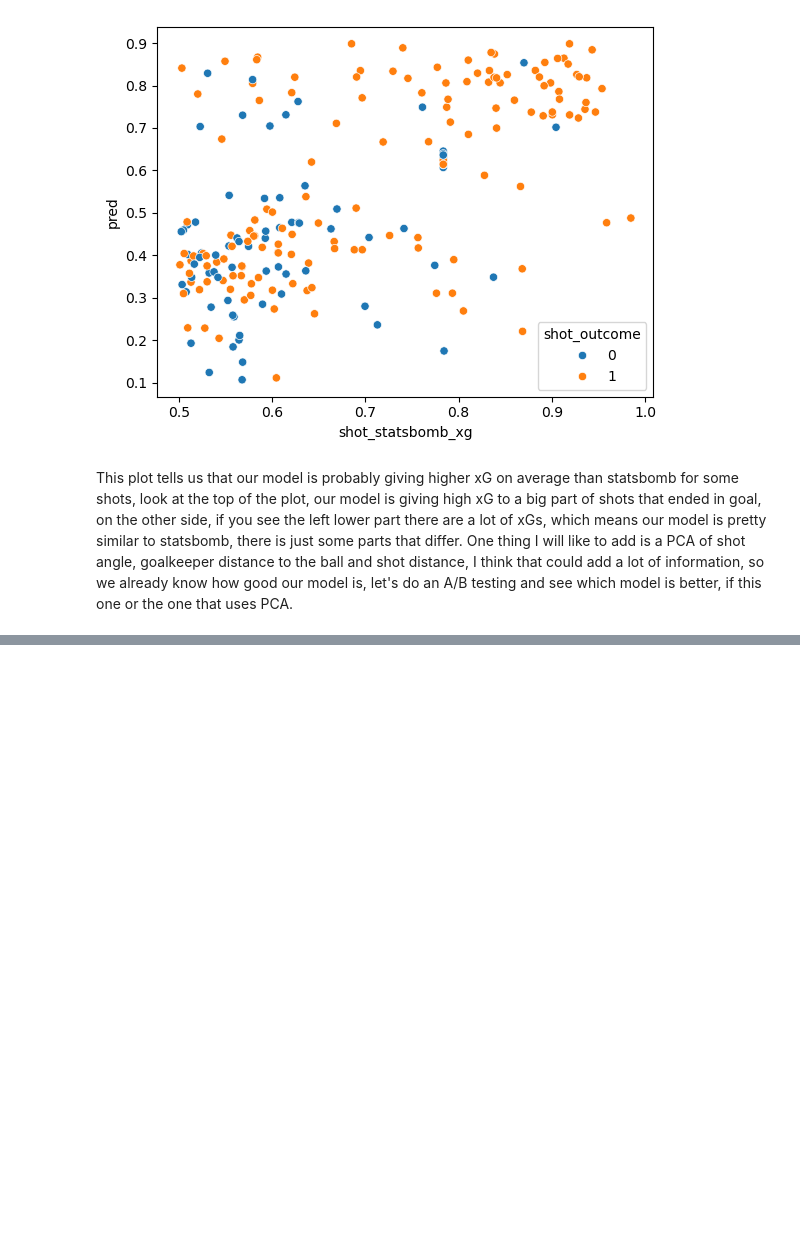
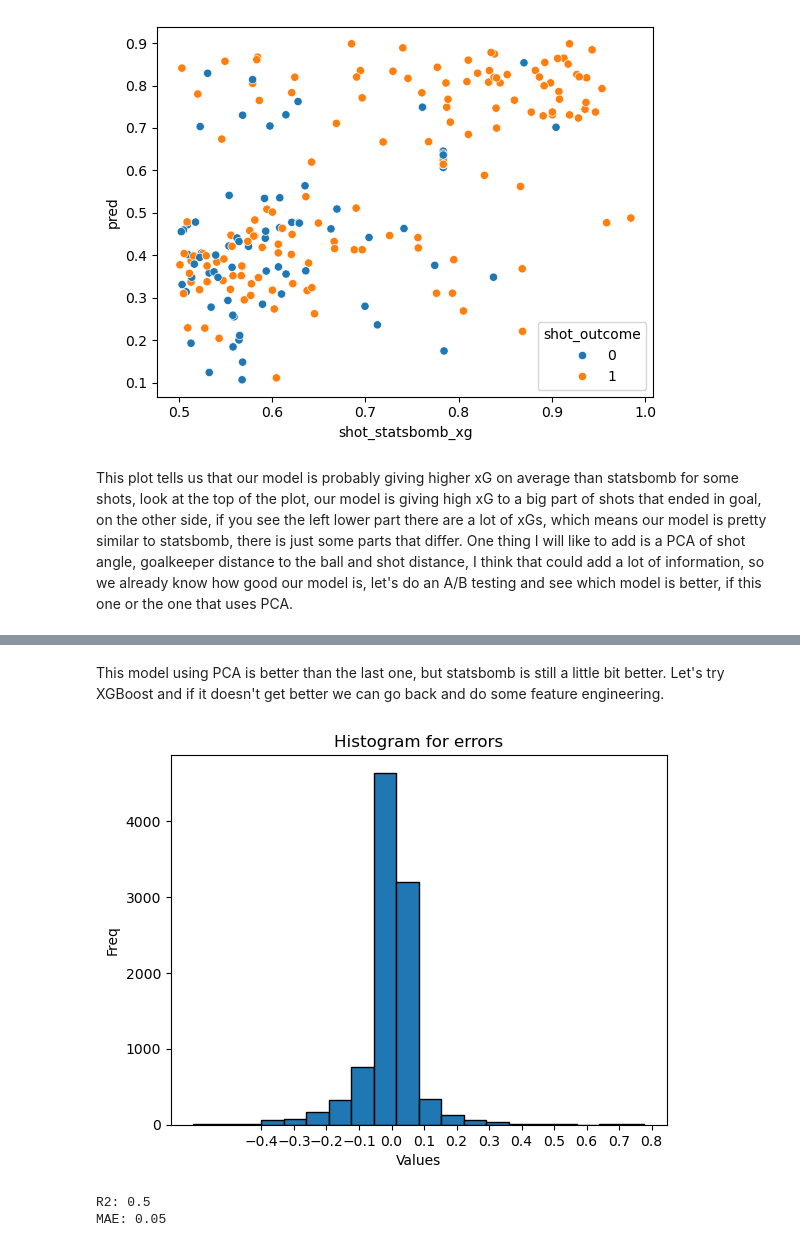
Before and after one commit to juanfortunof/xG-model, a Jupyter notebook: xG.ipynb, the cells around one changed output, grey strips where cells are left out. Drawn from its saved outputs; the diff is of its cells as text; code cells hidden in the pictures; blank space fills up the shorter version.

```diff
--- a/xG.ipynb
+++ b/xG.ipynb
@@ -518,20 +532,33 @@ Let's train the model, see how good is classifying and then measure how off are
 from sklearn.linear_model import LogisticRegression
 from sklearn.metrics import classification_report
 
-LR = LogisticRegression(class_weight={0:1, 1:1.1})
+def train_predict(X_train, y_train, X_val, y_col, lower_class_weight=1.1):
 
-LR.fit(X_train1, y_train1['shot_outcome'])
-pred_val1 = LR.predict(X_val1)
-xg_pred1 = LR.predict_proba(X_val1)[:, 1]
+    LR = LogisticRegression(class_weight={0:1, 1:lower_class_weight})
+
+    LR.fit(X_train, y_train[y_col])
+    pred_val = LR.predict(X_val)
+    xg_pred = LR.predict_proba(X_val)[:, 1]
+    weights = pd.DataFrame({'Feature': LR.feature_names_in_, 'Coefficient': LR.coef_.reshape(-1)})
+    last_row = ['Bias', LR.intercept_[0]]
+    weights.loc[len(weights)] = last_row
+
+    return LR, pred_val, xg_pred, weights
+
+LR1, pred_val1, xg_pred1, weights1 = train_predict(X_train1, y_train1, X_val1, 'shot_outcome')
 # %%
 y_val1['pred'] = xg_pred1
 y_val1['error'] = y_val1['shot_statsbomb_xg'] - y_val1['pred']
 # %% [markdown]
 So it's time to measure how good or how bad or good the model is when giving the Expected Goals (xG) from a shot, let's see it's dsitribution.
 # %%
-plt.hist(y_val1['error'], bins=20, edgecolor='black')
-plt.xticks(np.arange(-0.4, 0.81, 0.1))
-plt.xlabel("Values")
-plt.ylabel("Freq")
-plt.title("Histogram for errors")
+def plot_error(error_data):
+
+    plt.hist(error_data, bins=20, edgecolor='black')
+    plt.xticks(np.arange(-0.4, 0.81, 0.1))
+    plt.xlabel("Values")
+    plt.ylabel("Freq")
+    plt.title("Histogram for errors")
+
+plot_error(y_val1['error'])
 # %% [output]
@@ -666,0 +724,22 @@ inputs1['shot_distance_angle_PCA'] = shot_distance_angle_pca
+# %% [markdown]
+This model using PCA is better than the last one, but statsbomb is still a little bit better. Let's try XGBoost and if it doesn't get better we can go back and do some feature engineering.
+# %%
+import xgboost
+
+xgb_model = xgboost.XGBClassifier()
+xgb_model.fit(X_train1, y_train1['shot_outcome'])
+xgb_pred1 = xgb_model.predict(X_val1)
+xgb_prob_pred1 = xgb_model.predict_proba(X_val1)
+# %%
+y_val1['xgb_pred'] = xgb_pred1
+y_val1['xgb_pred_proba'] = xgb_prob_pred1[:, 1]
+y_val1['xgb_error'] = y_val1['shot_statsbomb_xg'] - y_val1['xgb_pred_proba']
+# %%
+plot_error(y_val1['xgb_error'])
+# %% [output]
+[figure, added]
+# %%
+get_R2_MAE(y_val1['shot_statsbomb_xg'], y_val1['xgb_pred_proba'])
+# %% [output]
+R2: 0.5
+MAE: 0.05
```
Also changed, not shown: parts of 31 cells of this notebook.
